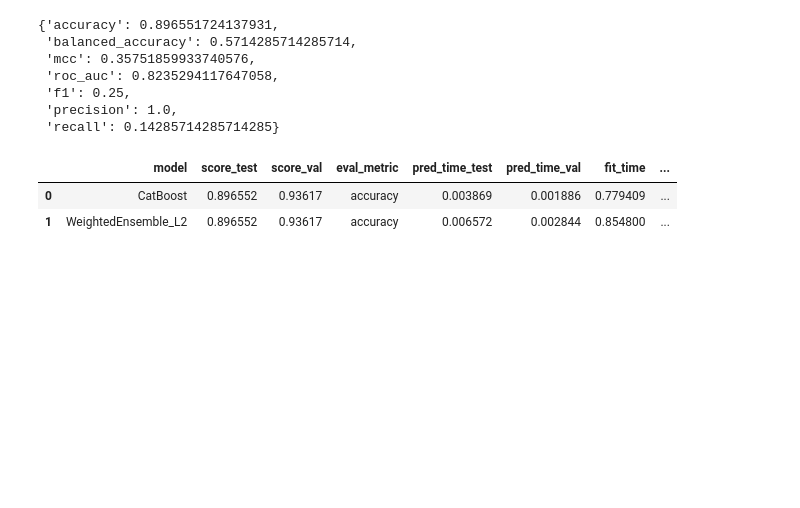
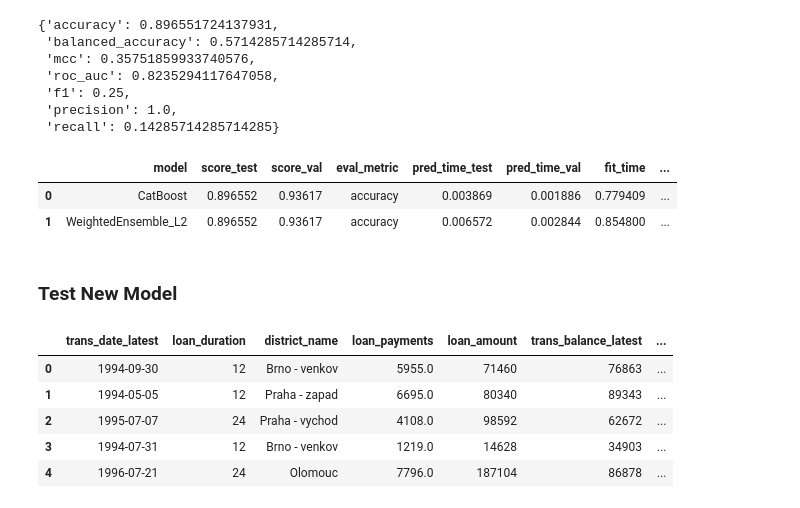
Before and after one commit to cyshen11/loan-prediction-app-aws, a Jupyter notebook: jupyter-nb/train_model.ipynb, the cells around one changed output. Saved outputs shown, nothing was run; the diff lists cells and outputs as text; code cells hidden in the pictures; blank space fills up the shorter version.

```diff
--- a/jupyter-nb/train_model.ipynb
+++ b/jupyter-nb/train_model.ipynb
@@ -244,3 +244,5 @@ predictor.leaderboard(test_data)
 |  | model | score_test | score_val | eval_metric | pred_time_test | pred_time_val | fit_time | ... |
 | 0 | CatBoost | 0.896552 | 0.93617 | accuracy | 0.003869 | 0.001886 | 0.779409 | ... |
 | 1 | WeightedEnsemble_L2 | 0.896552 | 0.93617 | accuracy | 0.006572 | 0.002844 | 0.854800 | ... |
+# %% [markdown]
+### Test New Model
@@ -246,0 +253,9 @@ predictor.leaderboard(test_data)
+# %%
+test_data[features_selected].head()
+# %% [output]
+|  | trans_date_latest | loan_duration | district_name | loan_payments | loan_amount | trans_balance_latest | ... |
+| 0 | 1994-09-30 | 12 | Brno - venkov | 5955.0 | 71460 | 76863 | ... |
+| 1 | 1994-05-05 | 12 | Praha - zapad | 6695.0 | 80340 | 89343 | ... |
+| 2 | 1995-07-07 | 24 | Praha - vychod | 4108.0 | 98592 | 62672 | ... |
+| 3 | 1994-07-31 | 12 | Brno - venkov | 1219.0 | 14628 | 34903 | ... |
+| 4 | 1996-07-21 | 24 | Olomouc | 7796.0 | 187104 | 86878 | ... |
```
Also changed, not shown: parts of 3 cells of this notebook.
